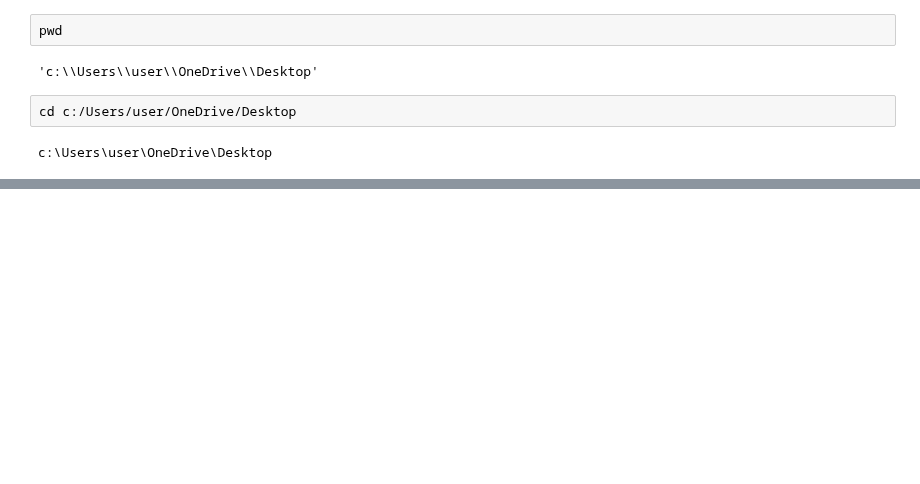
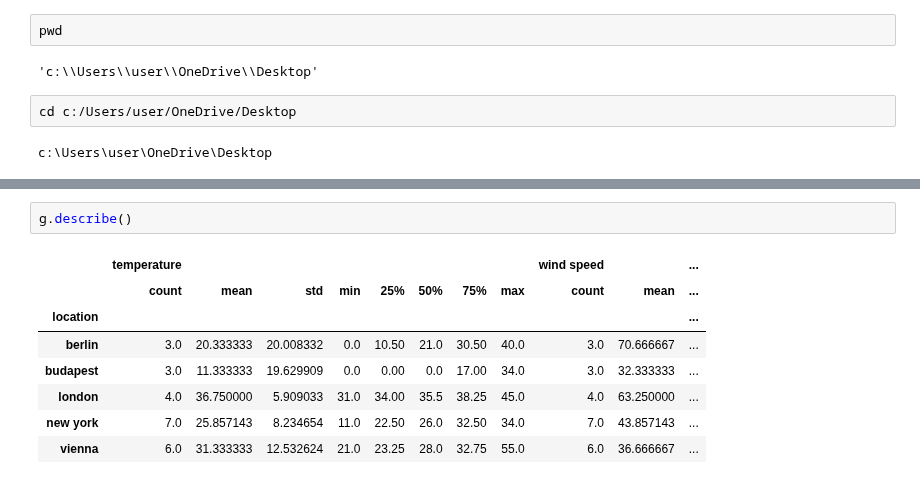
Before and after one commit to SANYAM1996/scatter-plotter, a Jupyter notebook: pd_2.ipynb, the cells around one changed output, grey strips where cells are left out. Drawn from its saved outputs; the diff is of its cells as text; blank space fills up the shorter version.

```diff
--- a/pd_2.ipynb
+++ b/pd_2.ipynb
@@ -90,0 +153,11 @@ new_df
+# %%
+g.describe()
+# %% [output]
+|  | temperature |  |  |  |  |  |  |  | wind speed |  | ... |
+|  | count | mean | std | min | 25% | 50% | 75% | max | count | mean | ... |
+| location |  |  |  |  |  |  |  |  |  |  | ... |
+| berlin | 3.0 | 20.333333 | 20.008332 | 0.0 | 10.50 | 21.0 | 30.50 | 40.0 | 3.0 | 70.666667 | ... |
+| budapest | 3.0 | 11.333333 | 19.629909 | 0.0 | 0.00 | 0.0 | 17.00 | 34.0 | 3.0 | 32.333333 | ... |
+| london | 4.0 | 36.750000 | 5.909033 | 31.0 | 34.00 | 35.5 | 38.25 | 45.0 | 4.0 | 63.250000 | ... |
+| new york | 7.0 | 25.857143 | 8.234654 | 11.0 | 22.50 | 26.0 | 32.50 | 34.0 | 7.0 | 43.857143 | ... |
+| vienna | 6.0 | 31.333333 | 12.532624 | 21.0 | 23.25 | 28.0 | 32.75 | 55.0 | 6.0 | 36.666667 | ... |
```
Also changed, not shown: parts of 19 cells of this notebook, 1 other file.
